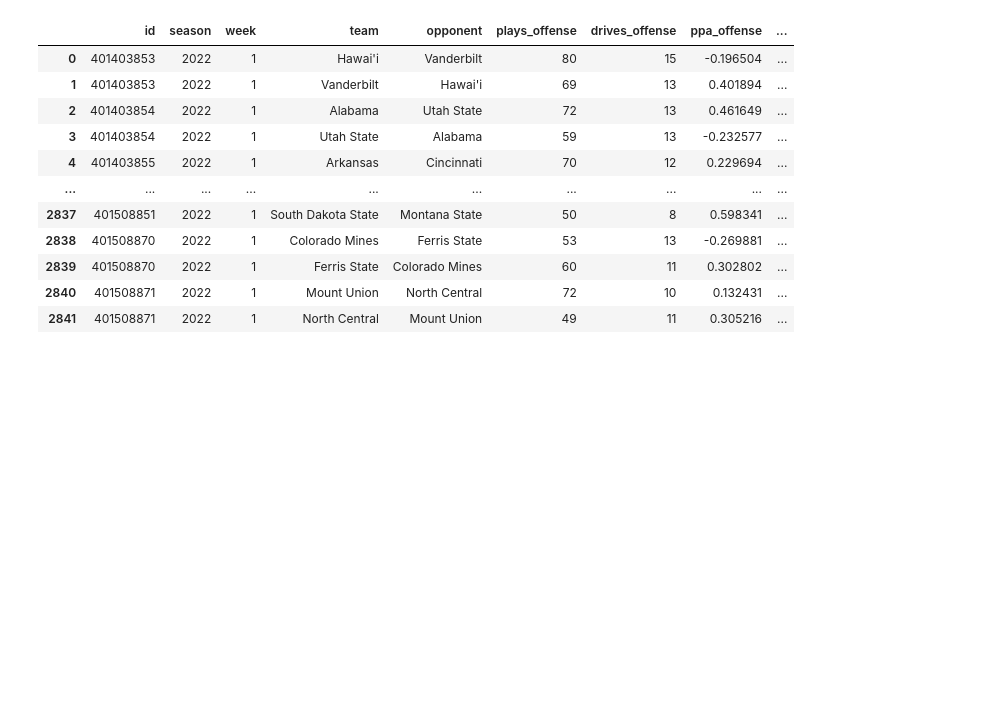
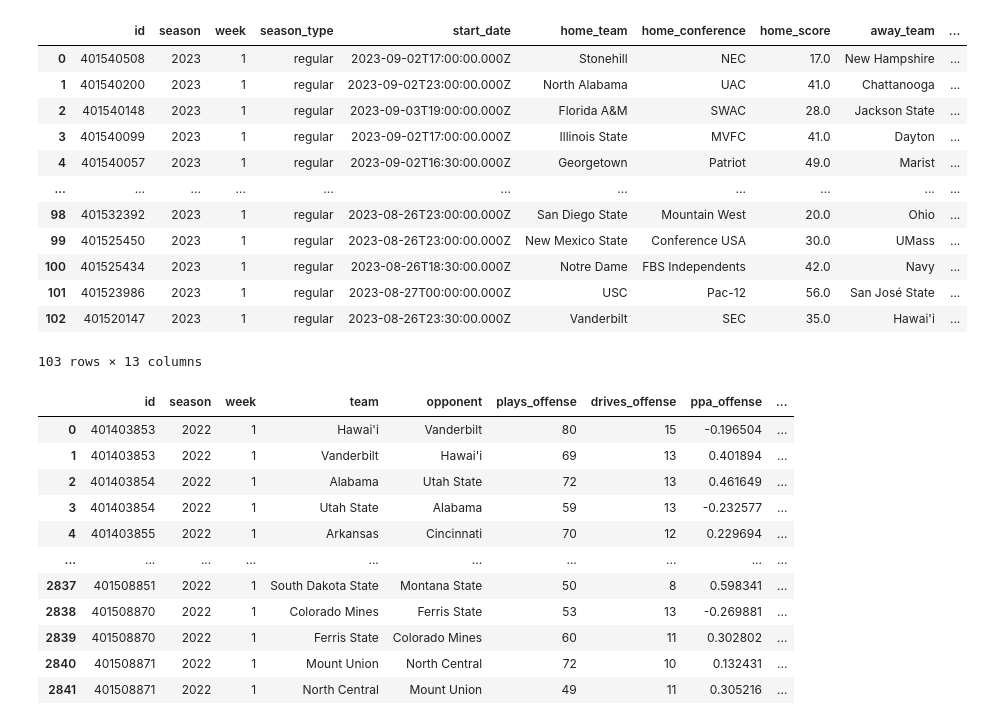
Before and after one commit to taylorlast/cfb-predictions, a Jupyter notebook: src/test_book.ipynb, the cells around one changed output. Saved outputs shown, nothing was run; the diff lists cells and outputs as text; code cells hidden in the pictures; blank space fills up the shorter version.

```diff
--- a/src/test_book.ipynb
+++ b/src/test_book.ipynb
@@ -31,5 +49,21 @@ KeyError: 'offense'
 # %%
-lines = get_betting_info(configuration=api_configuration, year=2022)
+lines = get_betting_info(configuration=api_configuration, year=2023, week=1)
+# %%
+lines
+# %% [output]
+|  | id | season | week | season_type | start_date | home_team | home_conference | home_score | away_team | ... |
+| 0 | 401540508 | 2023 | 1 | regular | 2023-09-02T17:00:00.000Z | Stonehill | NEC | 17.0 | New Hampshire | ... |
+| 1 | 401540200 | 2023 | 1 | regular | 2023-09-02T23:00:00.000Z | North Alabama | UAC | 41.0 | Chattanooga | ... |
+| 2 | 401540148 | 2023 | 1 | regular | 2023-09-03T19:00:00.000Z | Florida A&M | SWAC | 28.0 | Jackson State | ... |
+| 3 | 401540099 | 2023 | 1 | regular | 2023-09-02T17:00:00.000Z | Illinois State | MVFC | 41.0 | Dayton | ... |
+| 4 | 401540057 | 2023 | 1 | regular | 2023-09-02T16:30:00.000Z | Georgetown | Patriot | 49.0 | Marist | ... |
+| ... | ... | ... | ... | ... | ... | ... | ... | ... | ... | ... |
+| 98 | 401532392 | 2023 | 1 | regular | 2023-08-26T23:00:00.000Z | San Diego State | Mountain West | 20.0 | Ohio | ... |
+| 99 | 401525450 | 2023 | 1 | regular | 2023-08-26T23:00:00.000Z | New Mexico State | Conference USA | 30.0 | UMass | ... |
+| 100 | 401525434 | 2023 | 1 | regular | 2023-08-26T18:30:00.000Z | Notre Dame | FBS Independents | 42.0 | Navy | ... |
+| 101 | 401523986 | 2023 | 1 | regular | 2023-08-27T00:00:00.000Z | USC | Pac-12 | 56.0 | San José State | ... |
+| 102 | 401520147 | 2023 | 1 | regular | 2023-08-26T23:30:00.000Z | Vanderbilt | SEC | 35.0 | Hawai'i | ... |
+103 rows × 13 columns
 # %%
 stats
 # %% [output]
```
Also changed, not shown: parts of 8 cells of this notebook, 11 other files.
